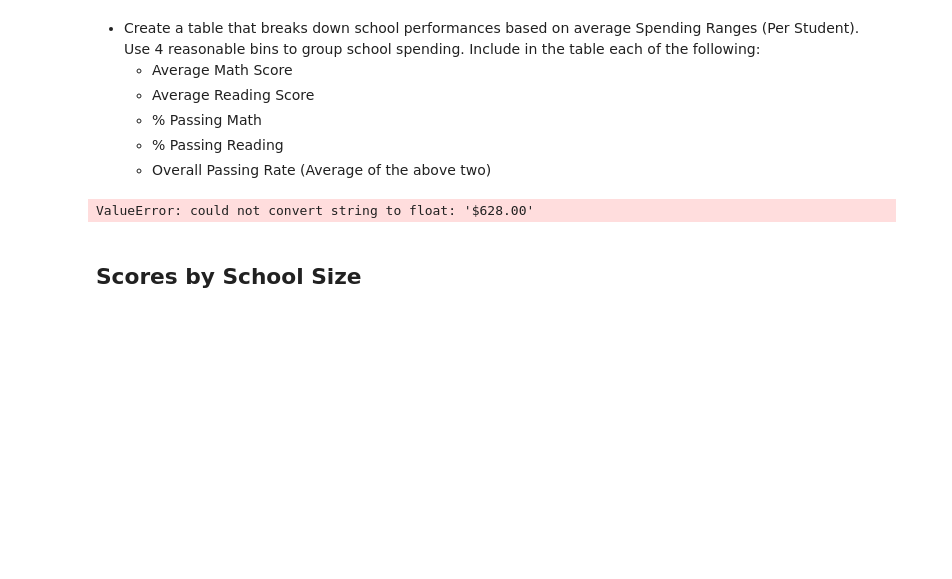
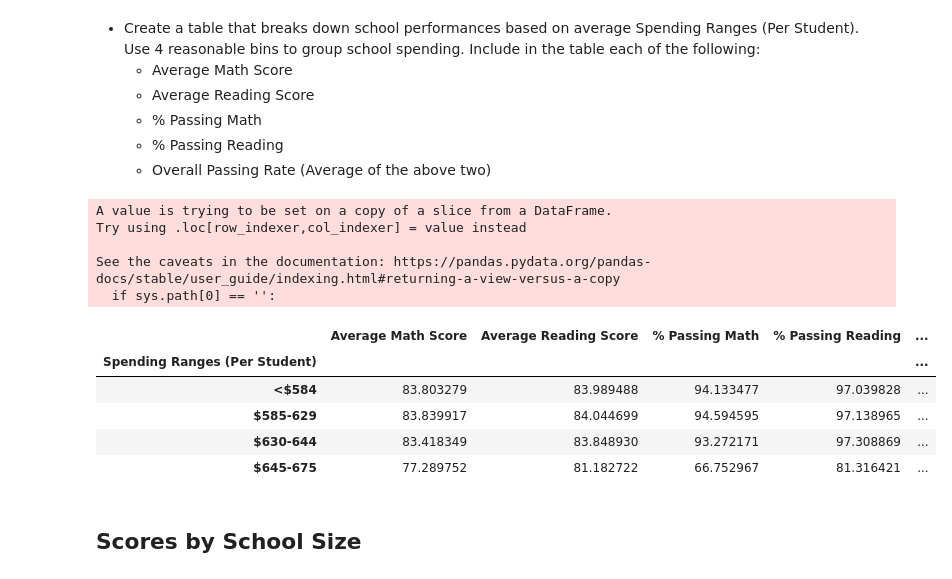
Before and after one commit to UoT-Bootcamp/Pandas---Challenge, a Jupyter notebook: PyCitySchools/PyCitySchools_PyCitySchools_starter.ipynb, the cells around one changed output. Cells and saved outputs as stored; diff of their text form; code cells hidden in the pictures; blank space fills up the shorter version.

```diff
--- a/PyCitySchools/PyCitySchools_PyCitySchools_starter.ipynb
+++ b/PyCitySchools/PyCitySchools_PyCitySchools_starter.ipynb
@@ -410,27 +410,37 @@ reading_12th_df
   * % Passing Math
   * % Passing Reading
   * Overall Passing Rate (Average of the above two)
-# %%
-school_data_df.dtypes
-
-school_data_df["Per Student Budget"] = school_data_df["Per Student Budget"].astype(float)
-
-school_data_df["Per Student Budget"] = pd.to_numeric(school_data_df["Per Student Budget"])
-school_data_df.dtypes
-
-# school_data_df.loc[:, "Per Student Budget"] = school_data_df["Per Student Budget"].astype("float")
-# # school_data_df.dtypes
-# new_school_data_df = school_data_df[["Per Student Budget", "Average Math Score", "Average Reading Score", "% Passing Math", "% Passing Reading", "% Overall Passing"]]
-# school_df = new_school_data_df["Per Student Budget"].astype(float)
-# school_df.head()
-
-# bins = [0, 584, 629, 644, 675]
-# group_names = ["<$584", "$585-629", "$630-644", "$645-675"]
-
-# bin_school_data_df = pd.cut(new_school_data_df["Per Student Budget"], bins, labels = group_names)
-# bin_school_data_df.head()
-# %% [output]
-ValueError: could not convert string to float: '$628.00'
+# %%
+# Create the bins in which Data will be held
+# Bins are 0, 584, 629, 644, 675
+bins_spending = [0, 584, 629, 644, 675]
+
+# Create the names for the four bins
+group_names = ["<$584", "$585-629", "$630-644", "$645-675"]
+
+# With 'copy_school_data_df' DataFrame that we created earlier, get the columns which we want in out bin FrameWork
+spending_school_data_df = copy_school_data_df[["Per Student Budget", "Average Math Score", "Average Reading Score", "% Passing Math", "% Passing Reading", "% Overall Passing"]]
+
+# Insert the bins in our DataFrame
+spending_school_data_df["Spending Ranges (Per Student)"] = pd.cut(spending_school_data_df["Per Student Budget"], bins = bins_spending, labels = group_names, include_lowest=True)
+
+spending_bin_df = spending_school_data_df.groupby(["Spending Ranges (Per Student)"]).max()
+
+del spending_bin_df["Per Student Budget"]
+
+spending_bin_df
+# %% [output]
+A value is trying to be set on a copy of a slice from a DataFrame.
+Try using .loc[row_indexer,col_indexer] = value instead
+
+See the caveats in the documentation: https://pandas.pydata.org/pandas-docs/stable/user_guide/indexing.html#returning-a-view-versus-a-copy
+  if sys.path[0] == '':
+|  | Average Math Score | Average Reading Score | % Passing Math | % Passing Reading | ... |
+| Spending Ranges (Per Student) |  |  |  |  | ... |
+| <$584 | 83.803279 | 83.989488 | 94.133477 | 97.039828 | ... |
+| $585-629 | 83.839917 | 84.044699 | 94.594595 | 97.138965 | ... |
+| $630-644 | 83.418349 | 83.848930 | 93.272171 | 97.308869 | ... |
+| $645-675 | 77.289752 | 81.182722 | 66.752967 | 81.316421 | ... |
 # %% [markdown]
 ## Scores by School Size
 # %% [markdown]
```
Also changed, not shown: parts of 2 cells of this notebook.
